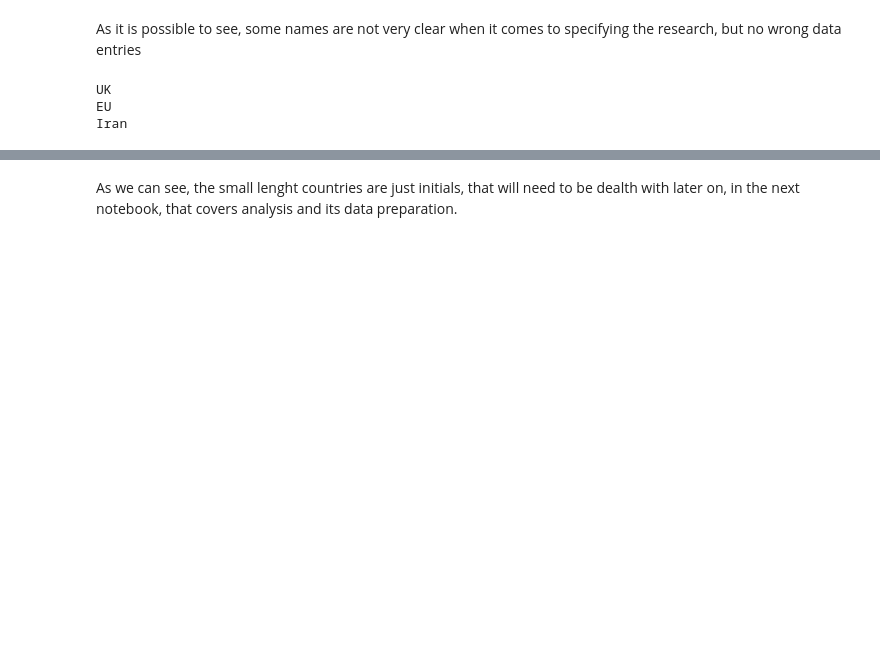
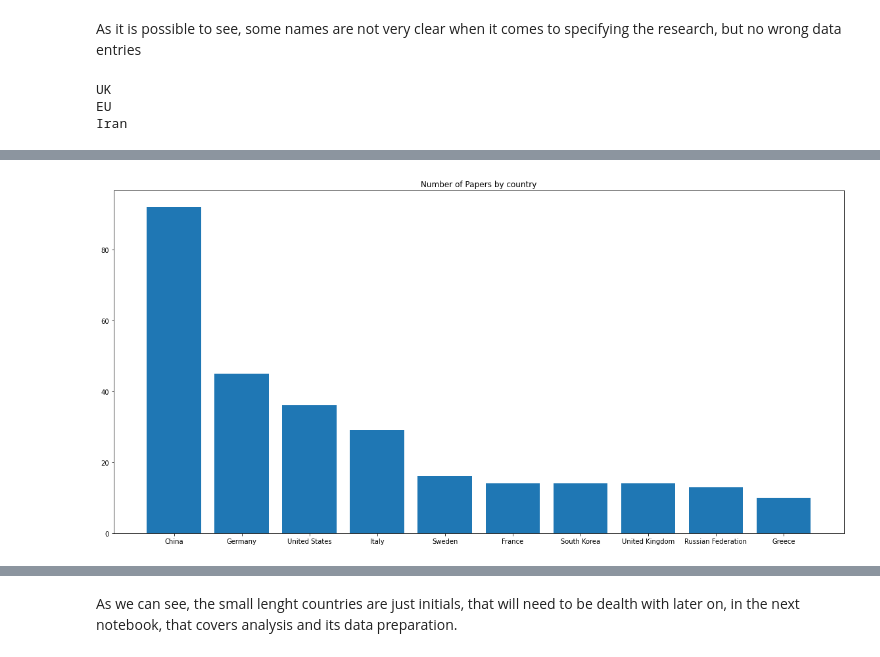
Before and after one commit to AZANK7173/Paper_Analysis, a Jupyter notebook: eda.ipynb, the cells around one changed output, grey strips where cells are left out. Drawn from its saved outputs; the diff is of its cells as text; code cells hidden in the pictures; blank space fills up the shorter version.

Commit message:
add string pre processing for analysis

```diff
--- a/eda.ipynb
+++ b/eda.ipynb
@@ -361,0 +369,47 @@ Iran
+# %%
+from collections import Counter
+import matplotlib.pyplot as plt
+import seaborn as sns
+
+def get_freq_strings(df_column):
+    '''
+    Transforms the set of lists in a dictionary with the overall frequencies
+    '''
+    string_countries = df_column.sum()
+    count_dict = dict(Counter(string_countries))
+    count_dict = sort_dict(count_dict)
+
+    return count_dict
+
+def sort_dict(dictionary):
+    '''
+    Sort the values of the frequency
+    '''
+    sorted_values = sorted(dictionary.values(),reverse=True) # Sort the values
+    sorted_dict = {}
+
+    for i in sorted_values:
+        for k in dictionary.keys():
+            if dictionary[k] == i:
+                sorted_dict[k] = dictionary[k]
+
+    return sorted_dict
+
+def plot_freq_string(count_dict,title,n=10):
+    '''
+    Plot the results of the n most frequent elements
+    '''
+    plt.figure(figsize=(16,8))
+    keys = list(count_dict.keys())[:n]
+    values = list(count_dict.values())[:n]
+
+    plt.bar(keys, values)
+    plt.title(title)
+    plt.tight_layout()
+    plt.show()
+# %%
+dic_freq = get_freq_strings(df_not_nan["Country"])
+# %%
+plot_freq_string(dic_freq,title="Number of Papers by country")
+# %% [output]
+[figure, added]
```
Also changed, not shown: parts of 9 cells of this notebook.
